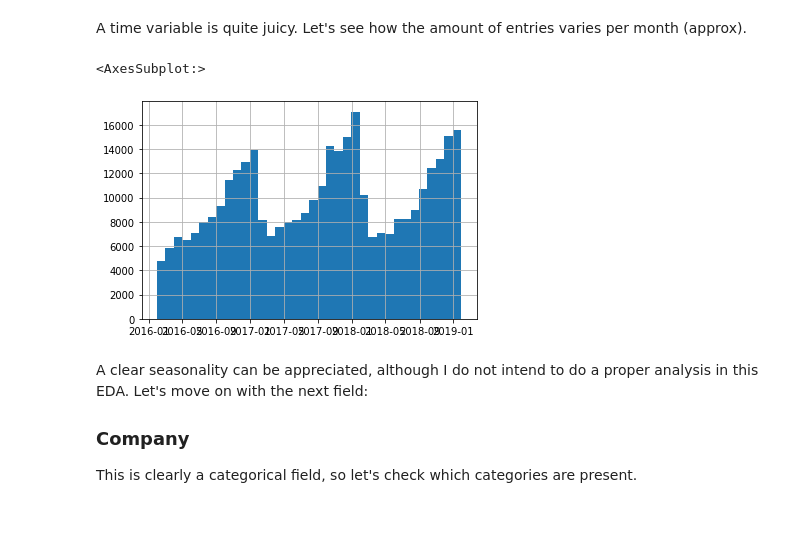
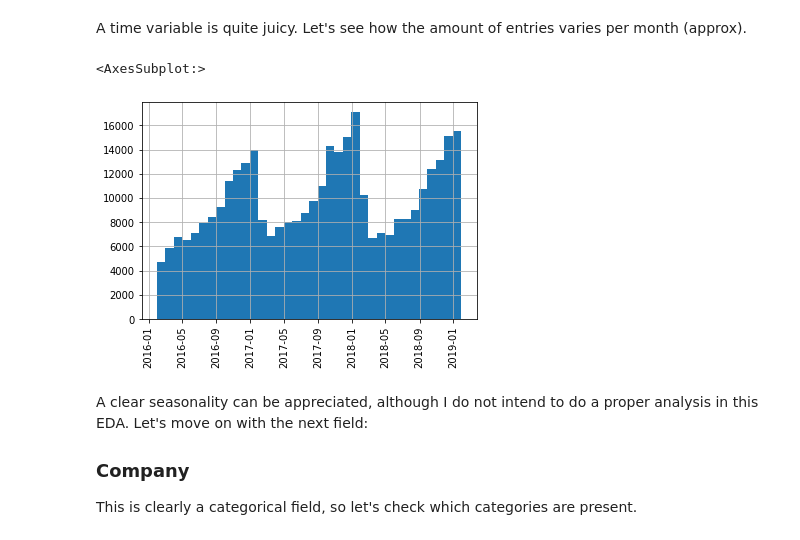
Before and after one commit to dme48/dataglacier-internship, a Jupyter notebook: Week 2/eda.ipynb, the cells around one changed output. Cells and saved outputs as stored; diff of their text form; code cells hidden in the pictures.

```diff
--- a/Week 2/eda.ipynb
+++ b/Week 2/eda.ipynb
@@ -103,10 +125,11 @@ Last day: 2019-01-29 00:00:00
 # %% [markdown]
 A time variable is quite juicy. Let's see how the amount of entries varies per month (approx).
 # %%
+plt.xticks(rotation='vertical')
 trips["Date of Travel"].hist(bins = 12 * 3)
 # %% [output]
 <AxesSubplot:>
-[figure, old version]
+[figure, new version]
 # %% [markdown]
 A clear seasonality can be appreciated, although I do not intend to do a proper analysis in this EDA. Let's move on with the next field:
 
```
Also changed, not shown: parts of 19 cells of this notebook.
